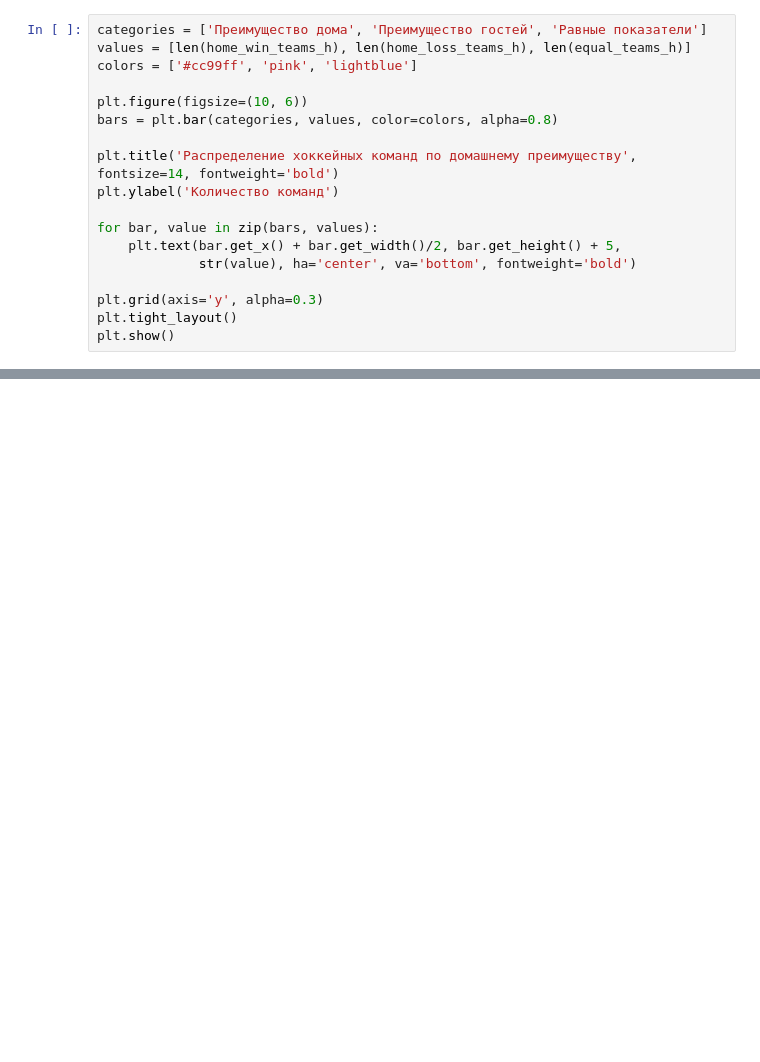
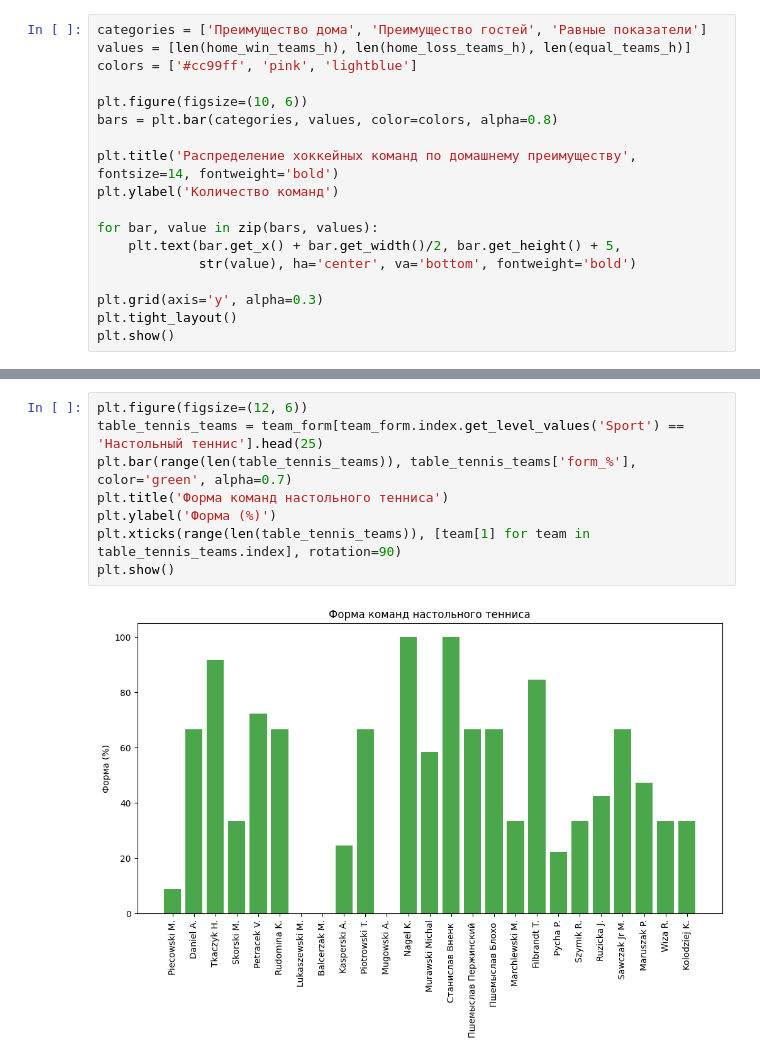
Before and after one commit to topeli/GP-2, a Jupyter notebook: ГП_2.ipynb, the cells around one changed output, grey strips where cells are left out. Drawn from its saved outputs; the diff is of its cells as text; blank space fills up the shorter version.

```diff
--- a/ГП_2.ipynb
+++ b/ГП_2.ipynb
@@ -1276,0 +1759,10 @@ plt.show()
+# %%
+plt.figure(figsize=(12, 6))
+table_tennis_teams = team_form[team_form.index.get_level_values('Sport') == 'Настольный теннис'].head(25)
+plt.bar(range(len(table_tennis_teams)), table_tennis_teams['form_%'], color='green', alpha=0.7)
+plt.title('Форма команд настольного тенниса')
+plt.ylabel('Форма (%)')
+plt.xticks(range(len(table_tennis_teams)), [team[1] for team in table_tennis_teams.index], rotation=90)
+plt.show()
+# %% [output]
+[figure, added]
```
Also changed, not shown: parts of 50 cells of this notebook.
